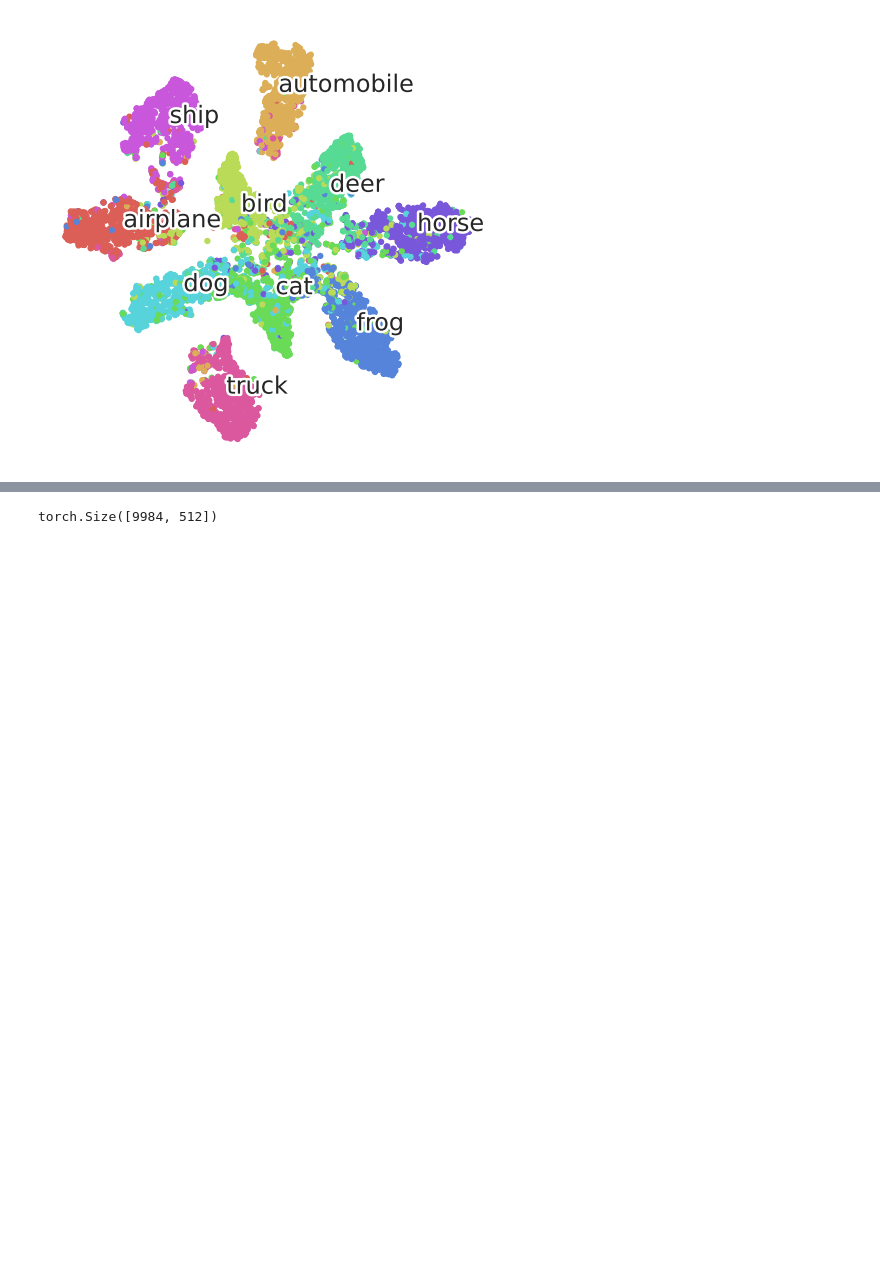
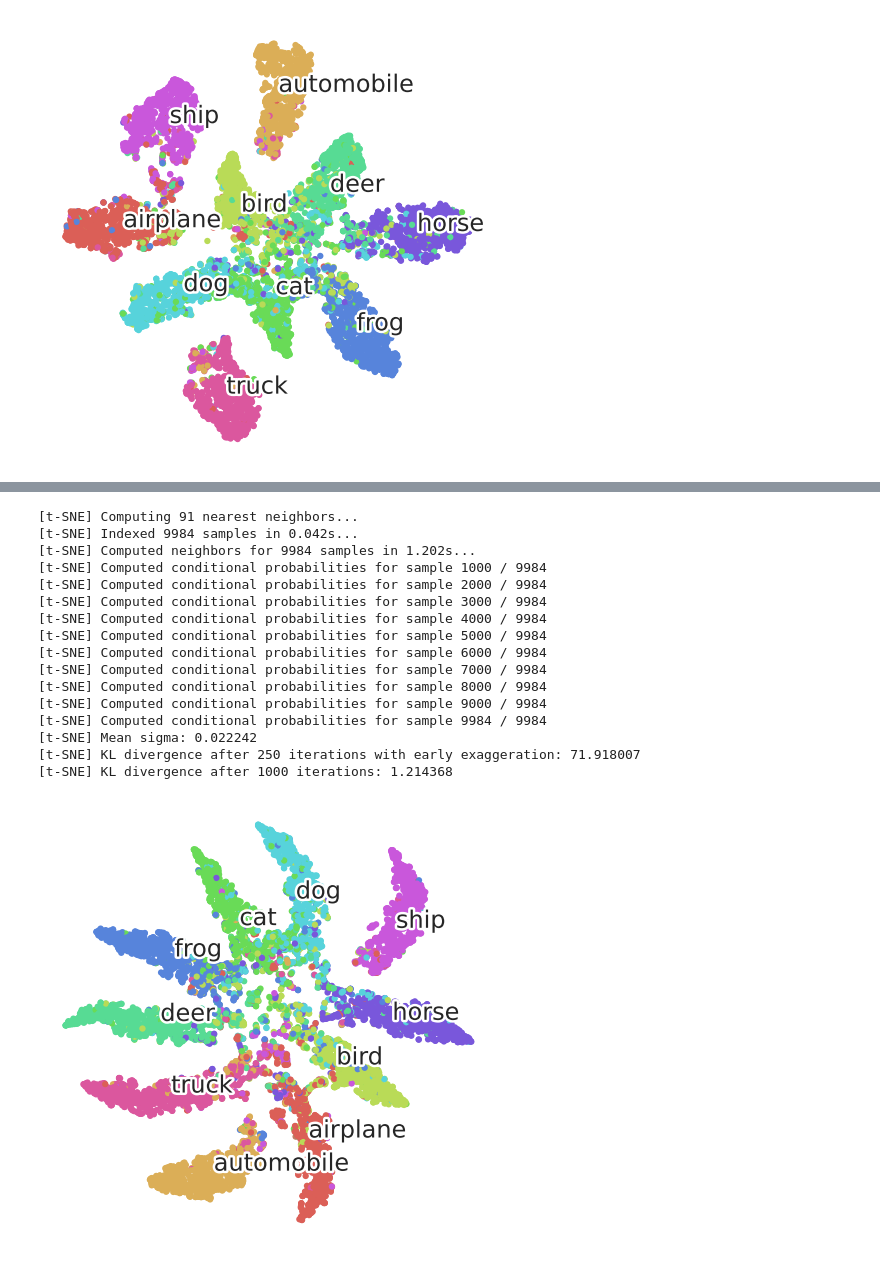
Before and after one commit to a07458666/UncertaintyFlow, a Jupyter notebook: Feature_Mining.ipynb, the cells around one changed output, grey strips where cells are left out. Cells and saved outputs as stored; diff of their text form; code cells hidden in the pictures; blank space fills up the shorter version.

```diff
--- a/Feature_Mining.ipynb
+++ b/Feature_Mining.ipynb
@@ -193,4 +194,22 @@ acc :  tensor([92.6182])
-# %%
-feature_resnet.shape
-# %% [output]
-torch.Size([9984, 512])
+# %%
+encoder_embedded = TSNE(n_components=2, verbose=1, init='random').fit_transform(prob_resnet.numpy())
+scatter(encoder_embedded, target_resnet.numpy())
+plt.savefig('tsne_encoder.png', dpi=120)
+# %% [output]
+[t-SNE] Computing 91 nearest neighbors...
+[t-SNE] Indexed 9984 samples in 0.042s...
+[t-SNE] Computed neighbors for 9984 samples in 1.202s...
+[t-SNE] Computed conditional probabilities for sample 1000 / 9984
+[t-SNE] Computed conditional probabilities for sample 2000 / 9984
+[t-SNE] Computed conditional probabilities for sample 3000 / 9984
+[t-SNE] Computed conditional probabilities for sample 4000 / 9984
+[t-SNE] Computed conditional probabilities for sample 5000 / 9984
+[t-SNE] Computed conditional probabilities for sample 6000 / 9984
+[t-SNE] Computed conditional probabilities for sample 7000 / 9984
+[t-SNE] Computed conditional probabilities for sample 8000 / 9984
+[t-SNE] Computed conditional probabilities for sample 9000 / 9984
+[t-SNE] Computed conditional probabilities for sample 9984 / 9984
+[t-SNE] Mean sigma: 0.022242
+[t-SNE] KL divergence after 250 iterations with early exaggeration: 71.918007
+[t-SNE] KL divergence after 1000 iterations: 1.214368
+[figure, added]
```
Also changed, not shown: parts of 4 cells of this notebook.
